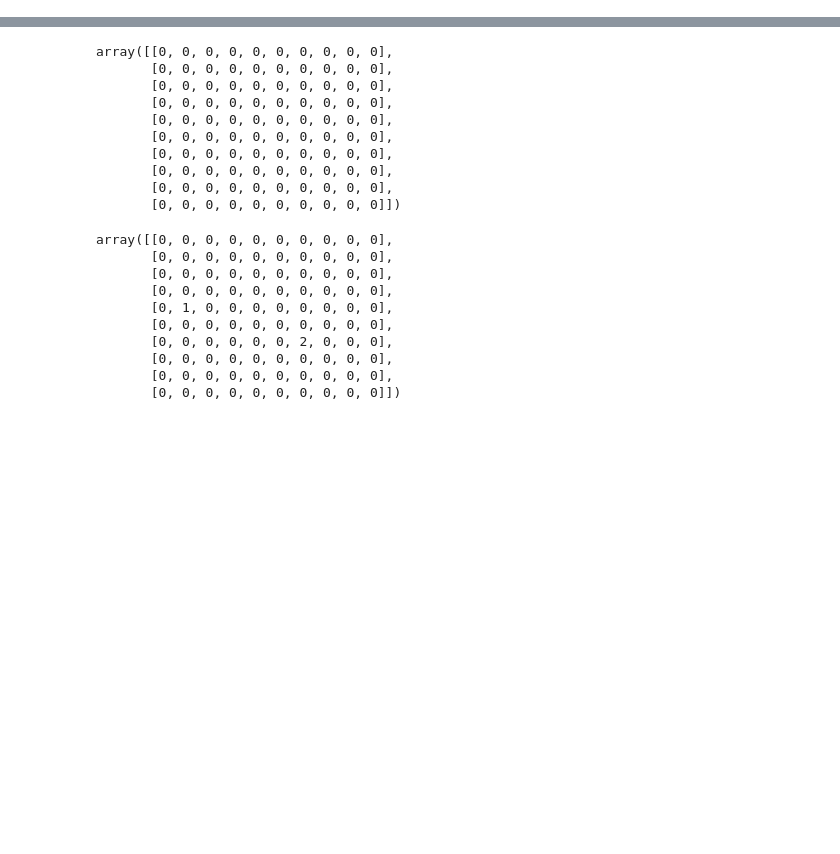
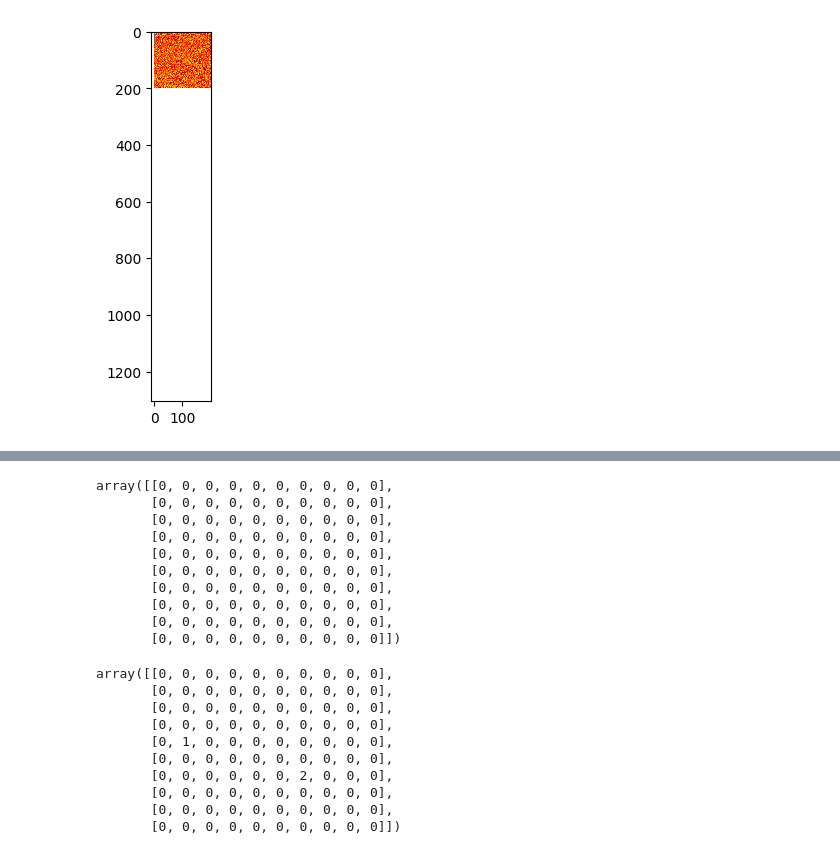
Before and after one commit to mnbvmnbv2/py-map, a Jupyter notebook: alt.ipynb, the cells around one changed output, grey strips where cells are left out. Drawn from its saved outputs; the diff is of its cells as text; code cells hidden in the pictures; blank space fills up the shorter version.

```diff
--- a/alt.ipynb
+++ b/alt.ipynb
@@ -4,0 +64,15 @@ import matplotlib.pyplot as plt
+# %%
+def deterministic_grid(width: int, height: int, x: int, y: int, alpha: float, seed: int):
+    grid = torch.zeros(width, height)
+    for i in range(width):
+        for j in range(height):
+            gen = torch.manual_seed(seed + (i + x) * 89 + (j + y) * 31)
+            grid[i][j] = torch.normal(0, alpha, size=(1,), generator=gen)
+    return grid
+
+g = deterministic_grid(200, 200, 0, 0, 0.45, 0)
+plt.imshow(g, cmap='hot', interpolation='nearest')
+plt.hist(g.flatten(), bins=100)
+plt.show()
+# %% [output]
+[figure, added]
```
Also changed, not shown: parts of 7 cells of this notebook.
